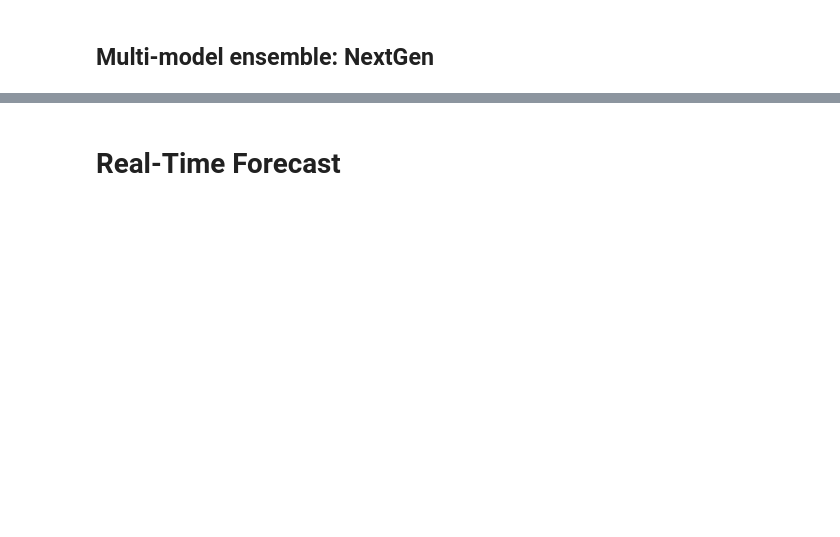
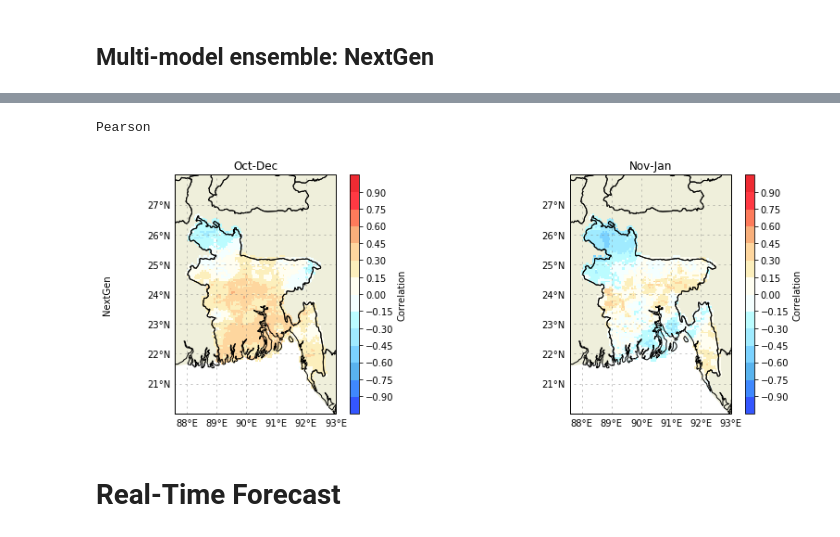
Before and after one commit to nachiketaacharya/PyCPT_Seasonal, a Jupyter notebook: pycpt_seasonal.ipynb, the cells around one changed output, grey strips where cells are left out. Drawn from its saved outputs; the diff is of its cells as text; code cells hidden in the pictures; blank space fills up the shorter version.

```diff
--- a/pycpt_seasonal.ipynb
+++ b/pycpt_seasonal.ipynb
@@ -444,3 +224,10 @@ RMSE
+# %%
+# Skill scores loop
+for ime in met:
+    pltmap(['NextGen'],PREDICTAND,ime,wlo2,elo2,sla2,nla2,fprefix,mpref,tgts,mons,mons, obs)
+# %% [output]
+Pearson
+[figure, added]
 # %% [markdown]
 # Real-Time Forecast
 # %%
```
Also changed, not shown: parts of 21 cells of this notebook, 1 other file.
